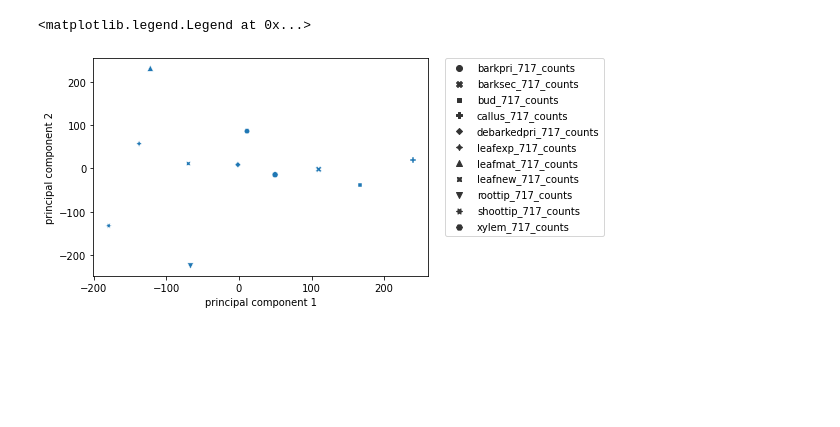
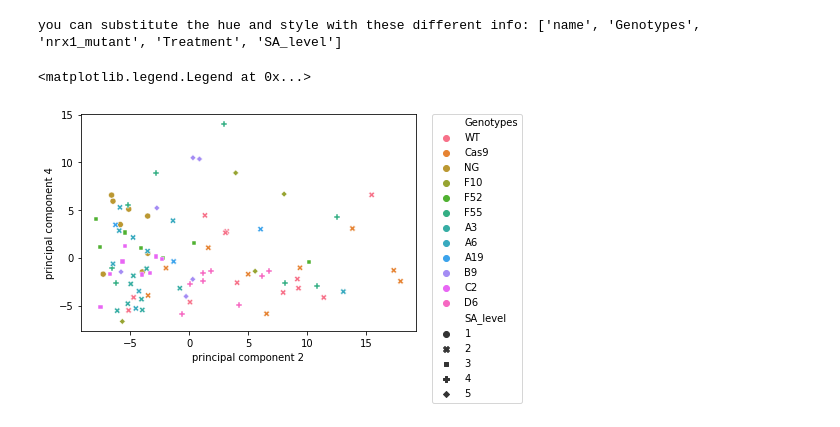
Before and after one commit to ChenHsieh/COLAB_notebooks, a Jupyter notebook: dimension_reduction.ipynb, the cells around one changed output. Saved outputs shown, nothing was run; the diff lists cells and outputs as text; code cells hidden in the pictures; blank space fills up the shorter version.

```diff
--- a/dimension_reduction.ipynb
+++ b/dimension_reduction.ipynb
@@ -31,0 +38,4 @@ input_table
+# %%
+# read in sample information for ploting
+sample_info_table = pd.read_csv("/content/Yen_LCMS6hr_sample_info.csv", index_col=0)
+sample_info_table
@@ -31,0 +57,9 @@ input_table
+# %%
+# sample list checking, it will print out sample id that don't match
+
+sample_size = len(list(input_table.columns))
+for i in range(sample_size):
+
+  if int(list(input_table.columns)[i]) == int(list(sample_info_table.index)[i]):
+    continue
+  print(f"{list(input_table.columns)[i]} not = {list(sample_info_table.index)[i]}")
@@ -33,13 +70,10 @@ input_table
 %%time
 
 # PCA
-
 from sklearn.preprocessing import StandardScaler
 input_data = input_table.values.transpose()
 x = StandardScaler().fit_transform(input_data)
 from sklearn.decomposition import PCA
-pca = PCA(n_components=2)
+pca = PCA()
 principalComponents = pca.fit_transform(x)
-principalDf = pd.DataFrame(data = principalComponents
-             , columns = ['principal component 1', 'principal component 2'])
 # %% [output]
@@ -53,19 +88,28 @@ principalDf.shape
+# %%
+# prepare the Dataframe for ploting, by adding sample information
+columns = [f'principal component {i+1}' for i in range(principalComponents.shape[1])]
+principalDf = pd.DataFrame(data = principalComponents, columns = columns)
+for info in sample_info_table.columns:
+  principalDf[info] = list(sample_info_table[info])
+  principalDf[info]
 # %%
 # visualize PCA result
 
-# append some attributes of each sample for visualization
-principalDf['treatment'] = treatment_list
+# you might need to change the principal component you want plot by yourself
+# as well as how are you gonna visualize them
+print(f"you can substitute the hue and style with these different info: {list(sample_info_table.columns)}")
 sns.scatterplot(
     data=principalDf,
-    x='principal component 1',
-    y='principal component 2',
-    # hue='tissue',
-    style='treatment'
+    x='principal component 2',
+    y='principal component 4',
+    hue='Genotypes',
+    style='SA_level'
 )
 plt.legend(bbox_to_anchor=(1.05, 1), loc=2, borderaxespad=0.)
 # %% [output]
-<matplotlib.legend.Legend at 0x...>
+you can substitute the hue and style with these different info: ['name', 'Genotypes', 'nrx1_mutant', 'Treatment', 'SA_level']
+<matplotlib.legend.Legend at 0x...>
-[figure, old version]
+[figure, new version]
 # %%
 !pip install umap-learn
 # %% [output]
```
Also changed, not shown: parts of 11 cells of this notebook.
